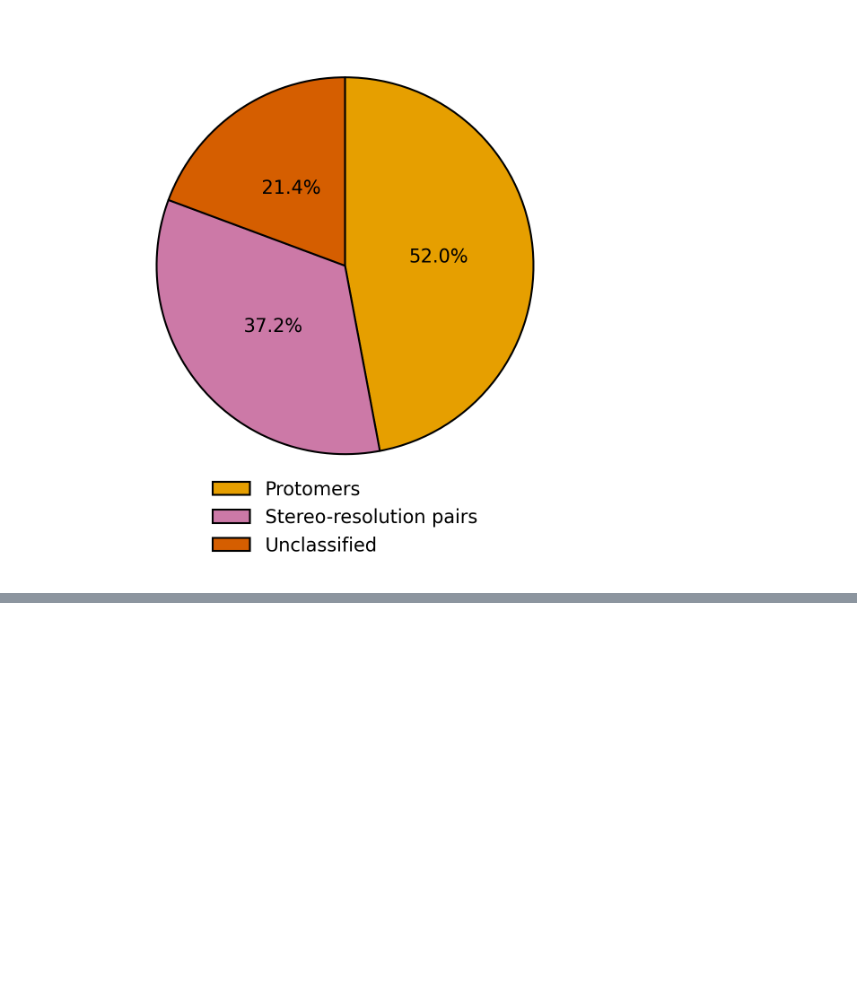
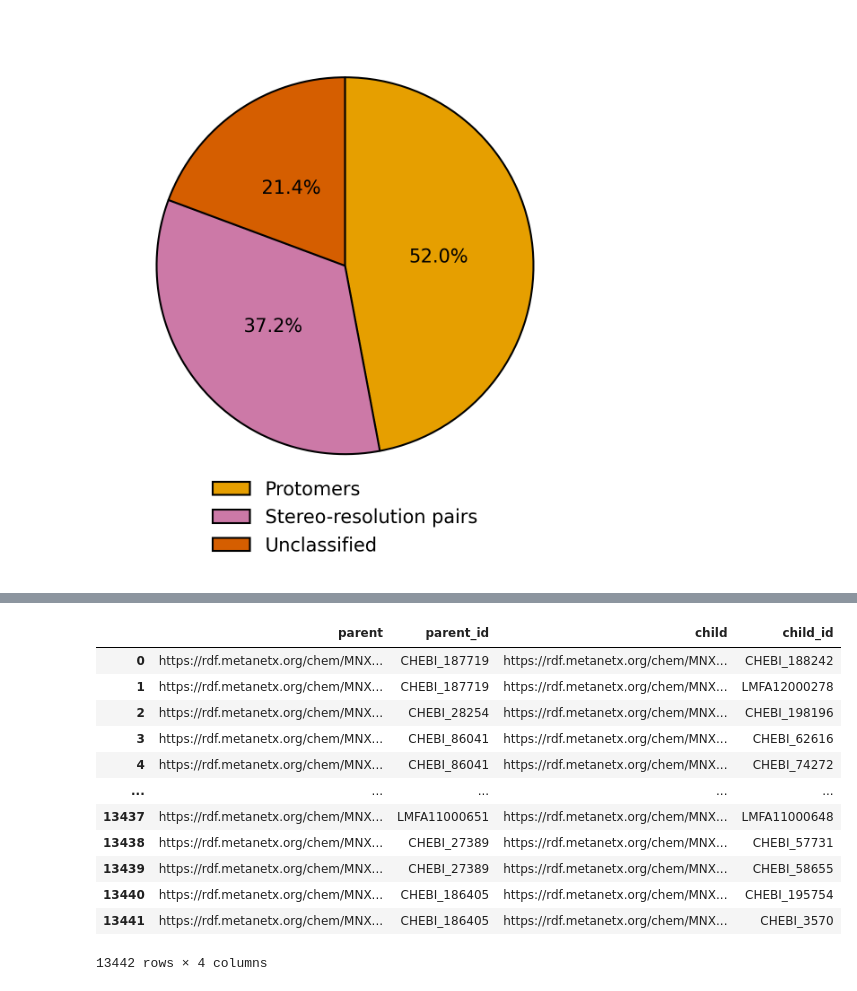
Before and after one commit to Digital-Metabolic-Twin-Centre/stereomapper, a Jupyter notebook: experiments/analysis/clustering_results_original.ipynb, the cells around one changed output, grey strips where cells are left out. Cells and saved outputs as stored; diff of their text form; code cells hidden in the pictures; blank space fills up the shorter version.

Commit message:
first attempt in parent-child

```diff
--- a/experiments/analysis/clustering_results_original.ipynb
+++ b/experiments/analysis/clustering_results_original.ipynb
@@ -1384,0 +1397,20 @@ fig.savefig(out_base +".svg")
+# %%
+# load in the latest parent-child relations from mnx
+relations_file = '/home/jackmcgoldrick/repos/stereomapper/data/2026_05_11_mnx_parent_child_relations.csv'
+
+df_pc_mnx = pd.read_csv(relations_file)
+df_pc_mnx
+# %% [output]
+|  | parent | parent_id | child | child_id |
+| 0 | https://rdf.metanetx.org/chem/MNX... | CHEBI_187719 | https://rdf.metanetx.org/chem/MNX... | CHEBI_188242 |
+| 1 | https://rdf.metanetx.org/chem/MNX... | CHEBI_187719 | https://rdf.metanetx.org/chem/MNX... | LMFA12000278 |
+| 2 | https://rdf.metanetx.org/chem/MNX... | CHEBI_28254 | https://rdf.metanetx.org/chem/MNX... | CHEBI_198196 |
+| 3 | https://rdf.metanetx.org/chem/MNX... | CHEBI_86041 | https://rdf.metanetx.org/chem/MNX... | CHEBI_62616 |
+| 4 | https://rdf.metanetx.org/chem/MNX... | CHEBI_86041 | https://rdf.metanetx.org/chem/MNX... | CHEBI_74272 |
+| ... | ... | ... | ... | ... |
+| 13437 | https://rdf.metanetx.org/chem/MNX... | LMFA11000651 | https://rdf.metanetx.org/chem/MNX... | LMFA11000648 |
+| 13438 | https://rdf.metanetx.org/chem/MNX... | CHEBI_27389 | https://rdf.metanetx.org/chem/MNX... | CHEBI_57731 |
+| 13439 | https://rdf.metanetx.org/chem/MNX... | CHEBI_27389 | https://rdf.metanetx.org/chem/MNX... | CHEBI_58655 |
+| 13440 | https://rdf.metanetx.org/chem/MNX... | CHEBI_186405 | https://rdf.metanetx.org/chem/MNX... | CHEBI_195754 |
+| 13441 | https://rdf.metanetx.org/chem/MNX... | CHEBI_186405 | https://rdf.metanetx.org/chem/MNX... | CHEBI_3570 |
+13442 rows × 4 columns
```
Also changed, not shown: parts of 8 cells of this notebook, 1 other file.
